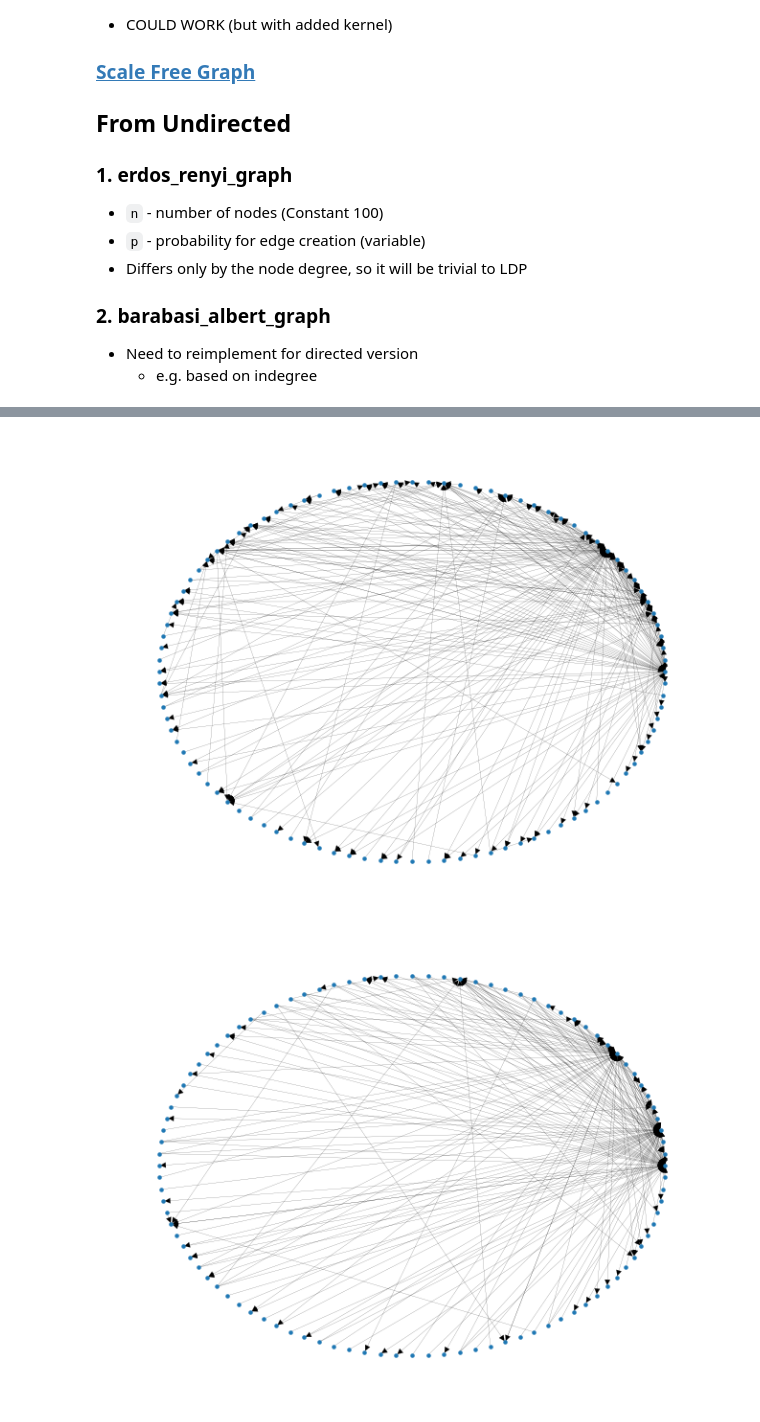
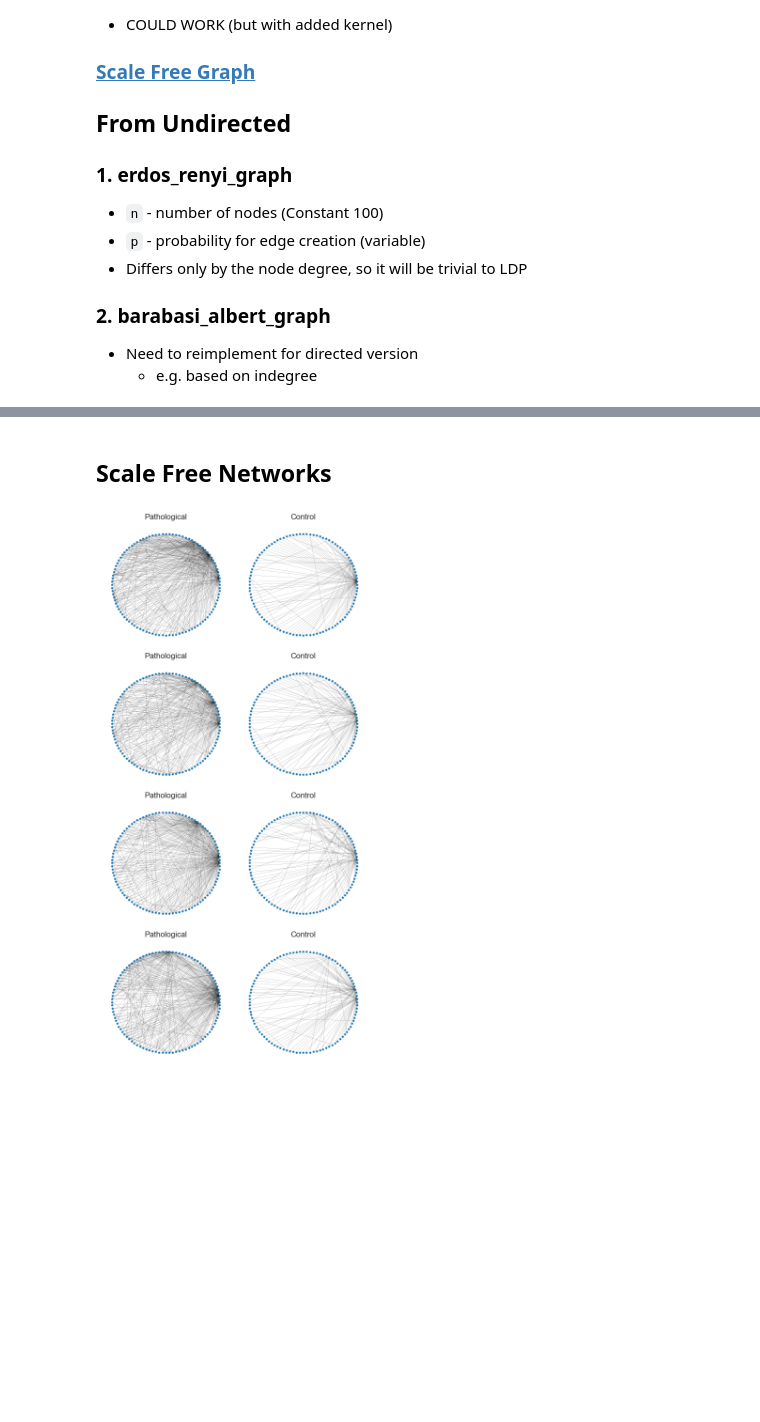
Before and after one commit to Wotaker/masters-thesis, a Jupyter notebook: master_thesis/notebooks/synthetic_networks.ipynb, the cells around one changed output, grey strips where cells are left out. Cells and saved outputs as stored; diff of their text form; code cells hidden in the pictures; blank space fills up the shorter version.

Commit message:
fixed plotting networks

```diff
--- a/master_thesis/notebooks/synthetic_networks.ipynb
+++ b/master_thesis/notebooks/synthetic_networks.ipynb
@@ -115,6 +104,36 @@ net_b = load_networkx_graph(f"{dir_path}/class_b_422.npy")
-# %%
-draw(net_a)
-draw(net_b)
-# %% [output]
-[figure, removed]
-[figure, removed]
+# %% [markdown]
+## Scale Free Networks
+# %%
+from master_thesis.tools.data import scale_free_network
+from master_thesis.tools.plots import plot_sample_networks
+
+class_a = {
+    "initial_network": "ring",
+    "initial_network_size": 3,
+    "n": 100,
+    "alpha": 0.9,
+    "beta": 0.05,
+    "gamma": 0.05,
+    "delta_in": 0.0,
+    "delta_out": 0.0
+}
+
+class_b = {
+    "initial_network": "ring",
+    "initial_network_size": 3,
+    "n": 100,
+    "alpha": 0.05,
+    "beta": 0.9,
+    "gamma": 0.05,
+    "delta_in": 50.0,
+    "delta_out": 0.
+}
+# %%
+X = \
+    [scale_free_network(copy(class_a), 42 + seed).to_undirected() for seed in range(10)] +\
+    [scale_free_network(copy(class_b), 420 + seed).to_undirected() for seed in range(10)]
+y = [0]*10 + [1]*10
+# %%
+plot_sample_networks(X, y, rows=4)
+# %% [output]
+[figure, added]
```
Also changed, not shown: parts of 7 cells of this notebook, 2 other files.
